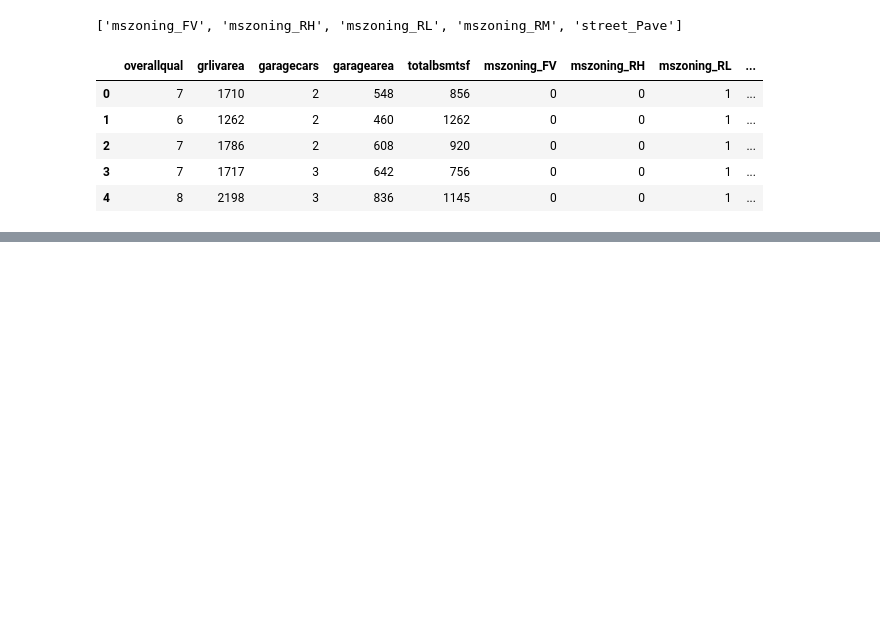
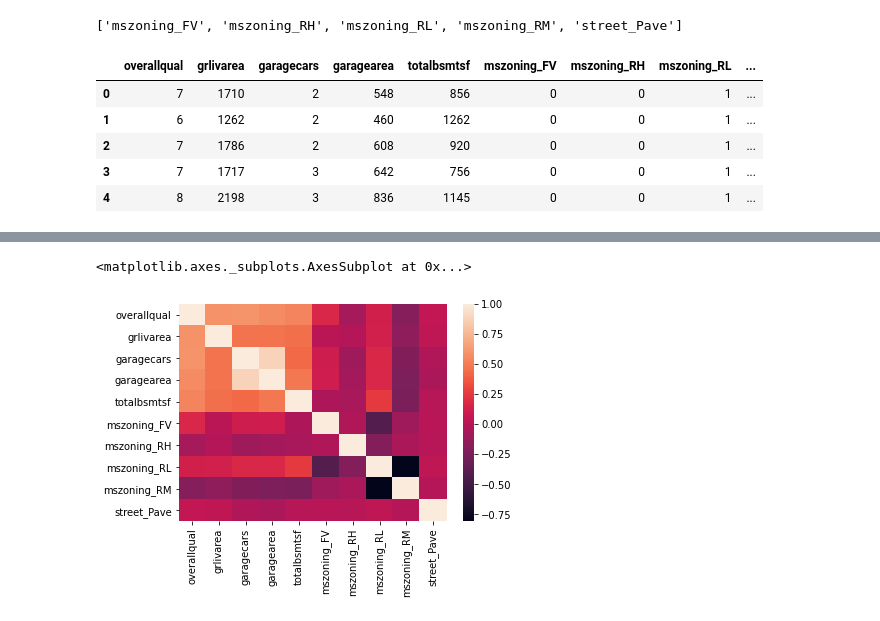
Before and after one commit to negar67/Python, a Jupyter notebook: HousePricePrediction.ipynb, the cells around one changed output, grey strips where cells are left out. Cells and saved outputs as stored; diff of their text form; code cells hidden in the pictures; blank space fills up the shorter version.

```diff
--- a/HousePricePrediction.ipynb
+++ b/HousePricePrediction.ipynb
@@ -266,0 +323,6 @@ strong multicollinearity or other numerical problems.
+# %%
+#Assumption four: low multicollinearity
+sns.heatmap(X.corr())
+# %% [output]
+<matplotlib.axes._subplots.AxesSubplot at 0x...>
+[figure, added]
```
Also changed, not shown: parts of 10 cells of this notebook.
